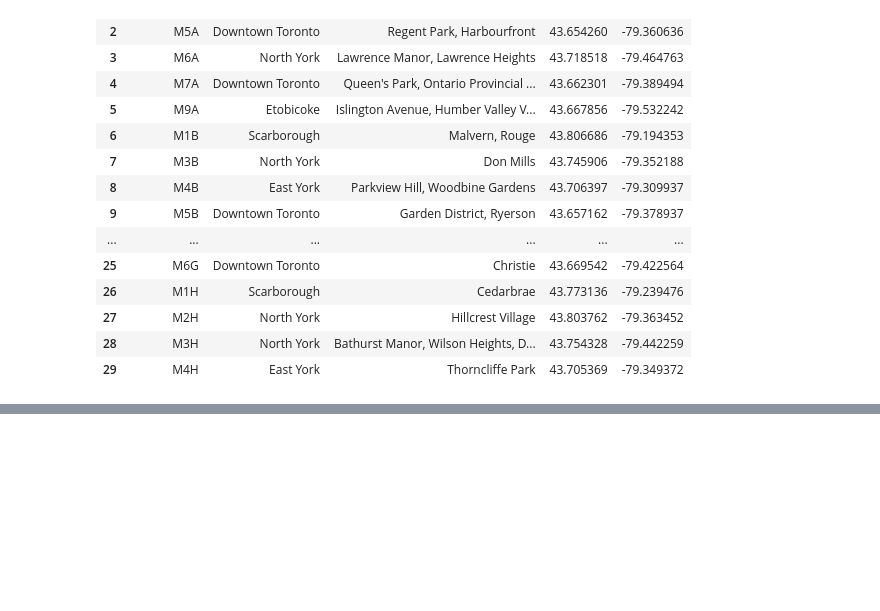
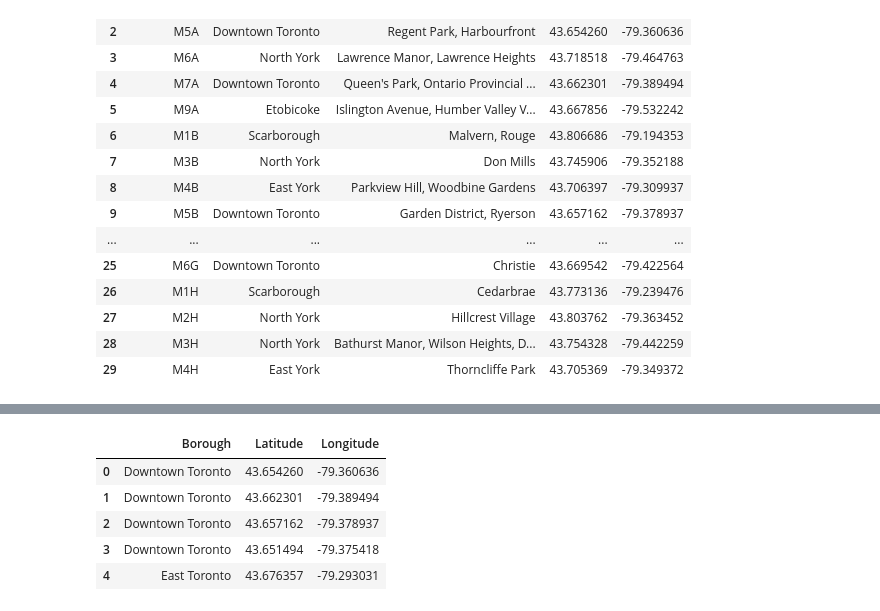
Before and after one commit to Azzam-Radman/Applied-Data-Science-Capstone-Project, a Jupyter notebook: Segmenting and Clustering Neighborhoods in Toronto.ipynb, the cells around one changed output, grey strips where cells are left out. Saved outputs shown, nothing was run; the diff lists cells and outputs as text; code cells hidden in the pictures; blank space fills up the shorter version.

```diff
--- a/Segmenting and Clustering Neighborhoods in Toronto.ipynb
+++ b/Segmenting and Clustering Neighborhoods in Toronto.ipynb
@@ -161,0 +244,10 @@ df_new.head(30)
+# %%
+toronto_cluster_df = toronto_df[['Borough','Latitude','Longitude']]
+toronto_cluster_df.head()
+# %% [output]
+|  | Borough | Latitude | Longitude |
+| 0 | Downtown Toronto | 43.654260 | -79.360636 |
+| 1 | Downtown Toronto | 43.662301 | -79.389494 |
+| 2 | Downtown Toronto | 43.657162 | -79.378937 |
+| 3 | Downtown Toronto | 43.651494 | -79.375418 |
+| 4 | East Toronto | 43.676357 | -79.293031 |
```
Also changed, not shown: parts of 11 cells of this notebook.
